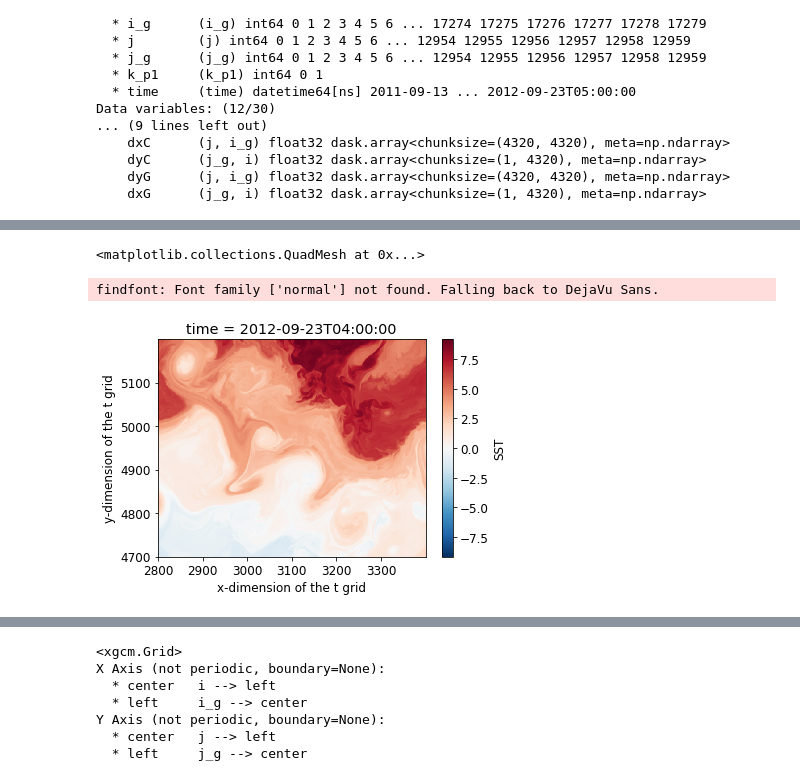
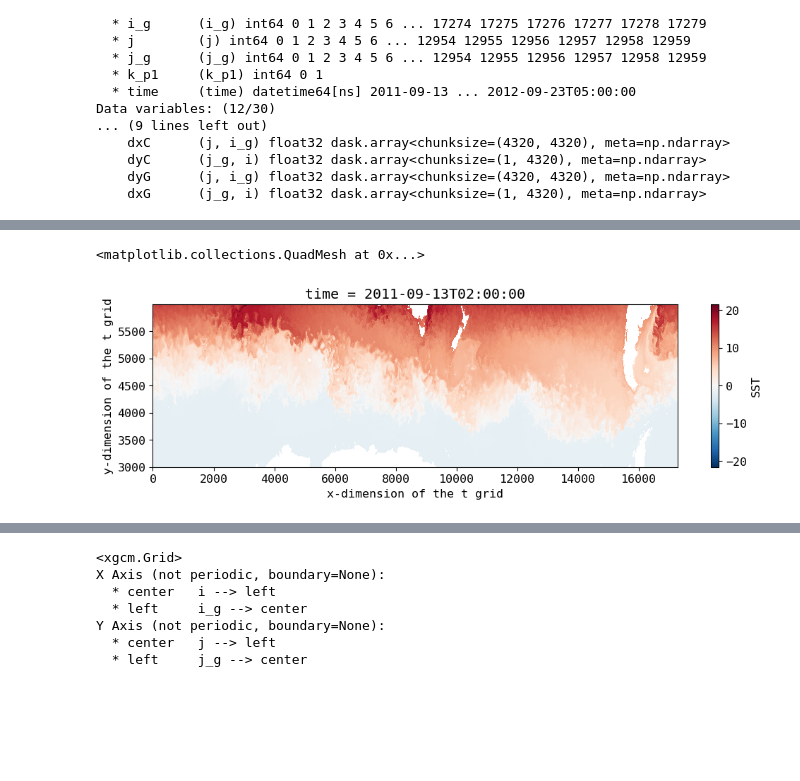
Before and after one commit to pangeo-data/llc4320_pangeo, a Jupyter notebook: LLC_4320_PSD.ipynb, the cells around one changed output, grey strips where cells are left out. Cells and saved outputs as stored; diff of their text form; code cells hidden in the pictures; blank space fills up the shorter version.

```diff
--- a/LLC_4320_PSD.ipynb
+++ b/LLC_4320_PSD.ipynb
@@ -79,11 +63,11 @@ cat = open_catalog("https://raw.githubusercontent.com/pangeo-data/pangeo-datasto
 ## load
 sst = cat.LLC4320_SST.to_dask()
 sss = cat.LLC4320_SSS.to_dask()
-
+ssh = cat.LLC4320_SSH.to_dask()
 u = cat.LLC4320_SSU.to_dask()
 v = cat.LLC4320_SSV.to_dask()
 # %%
-ds = xr.merge([sst, sss, u, v])
+ds = xr.merge([ssh, sst, sss, u, v])
 ds = llcreader.llcmodel.faces_dataset_to_latlon(ds, metric_vector_pairs=[])
 # %%
 coords = cat.LLC4320_grid.to_dask().reset_coords()
@@ -130,0 +121,5 @@ Coordinates:
+# %%
+i1=1000
+i2=7000
+j1=3000
+j2=6000
@@ -131,9 +722,9 @@ Coordinates:
 # %%
-SST_sel = ds.SST.isel(i=slice(2800, 3400,1),j=slice(4700,5200,1))
+SST_sel = ds.SST.isel(i=slice(i1, i2,1),j=slice(j1,j2,1))
 # %%
-SST_sel.isel(time=-2).plot()
+# SST_sel.isel(time=-2).plot()
+SST_sel.isel(time=2,i=slice(0,None,10)).plot(shading='auto',figsize=(12,3))
 # %% [output]
 <matplotlib.collections.QuadMesh at 0x...>
-findfont: Font family ['normal'] not found. Falling back to DejaVu Sans.
-[figure, old version]
+[figure, new version]
 # %%
```
Also changed, not shown: parts of 84 cells of this notebook, 8 other files.
